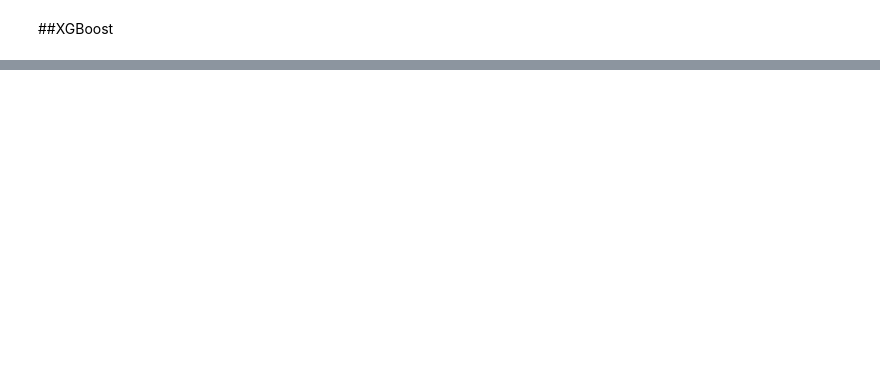
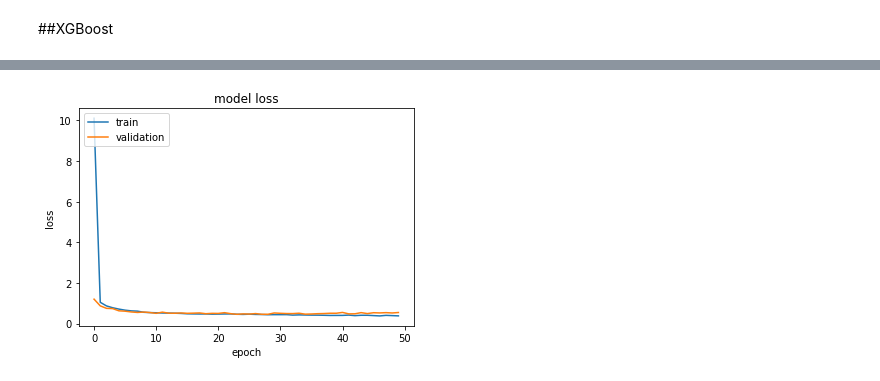
Before and after one commit to NBK-code/IMDB_Movie_Rating_Prediction, a Jupyter notebook: IMDB_mrp_Model_Selection.ipynb, the cells around one changed output, grey strips where cells are left out. Cells and saved outputs as stored; diff of their text form; code cells hidden in the pictures; blank space fills up the shorter version.

```diff
--- a/IMDB_mrp_Model_Selection.ipynb
+++ b/IMDB_mrp_Model_Selection.ipynb
@@ -221,2 +274,0 @@ xgboost=XGBRegressor(n_estimators=50)
-# %%
-xgboost.fit(X_train_np,y_train_np)
@@ -225,0 +275,8 @@ XGBRegressor(n_estimators=50)
+# %%
+xgb_regressor.fit(X_train_np,y_train_np)
+predictions = xgb_regressor.predict(X_test_np)
+errors = abs(predictions - y_test_np)
+mape = 100 * (errors / y_test_np)
+accuracy = 100 - np.mean(mape)
+print('Test Accuracy:', round(accuracy, 2), '%')
+print('Test error:', round(mae(y_val_np, xgb_regressor.predict(X_test_np)),3))
@@ -225,0 +294,14 @@ XGBRegressor(n_estimators=50)
+# %%
+simple_nn = Sequential()
+
+
+simple_nn.add(InputLayer((42,)))
+simple_nn.add(Dense(30, 'relu'))
+simple_nn.add(Dense(20, 'relu'))
+simple_nn.add(Dense(5, 'relu'))
+simple_nn.add(Dense(1, 'linear'))
+
+opt = Adam(learning_rate=.01)
+cp = ModelCheckpoint('/content/sample_data/simple_nn', save_best_only=True)
+simple_nn.compile(optimizer=opt, loss='mse', metrics=[MeanAbsoluteError()])
+simple_nn.summary()
@@ -225,0 +326,2 @@ XGBRegressor(n_estimators=50)
+# %%
+history = simple_nn.fit(x=X_train_np, y=y_train_np, validation_data=(X_val_np, y_val_np), callbacks=[cp], epochs=50, batch_size = 64)
@@ -225,0 +346,10 @@ XGBRegressor(n_estimators=50)
+# %%
+plt.plot(history.history['loss'])
+plt.plot(history.history['val_loss'])
+plt.title('model loss')
+plt.ylabel('loss')
+plt.xlabel('epoch')
+plt.legend(['train', 'validation'], loc='upper left')
+plt.show()
+# %% [output]
+[figure, added]
```
Also changed, not shown: parts of 31 cells of this notebook.
